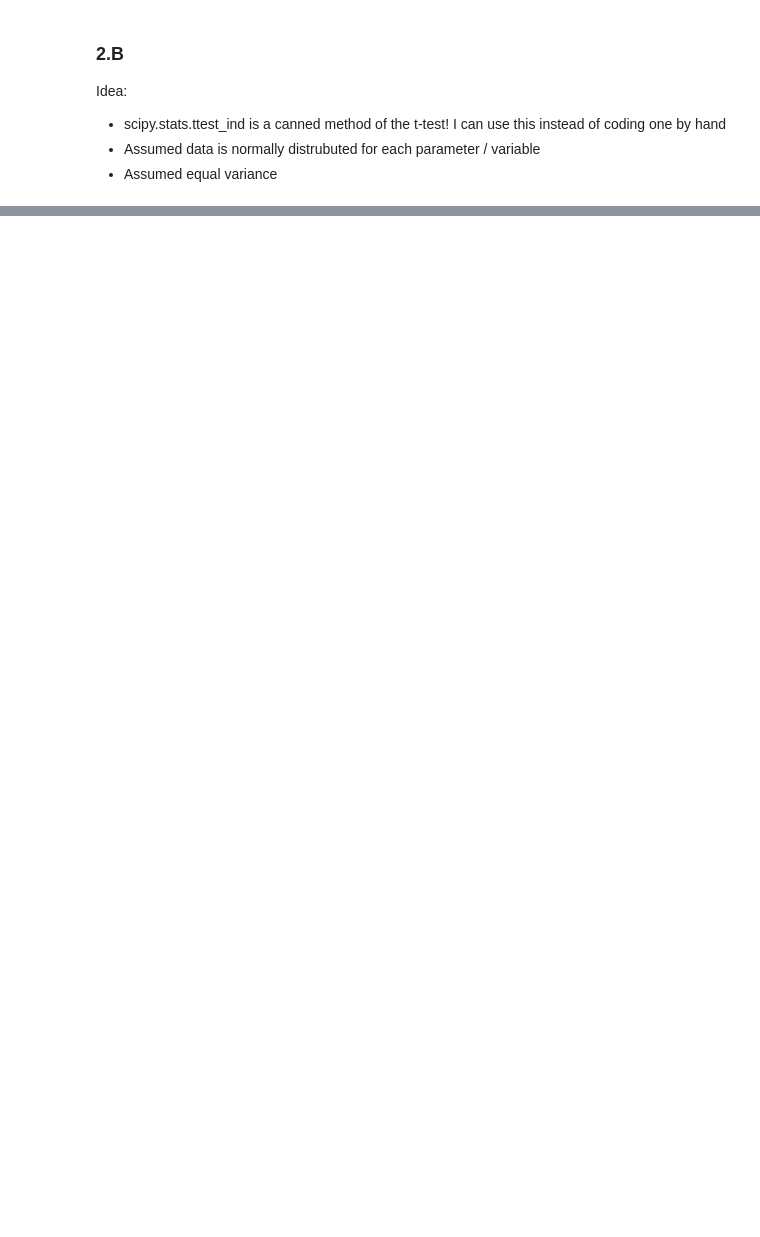
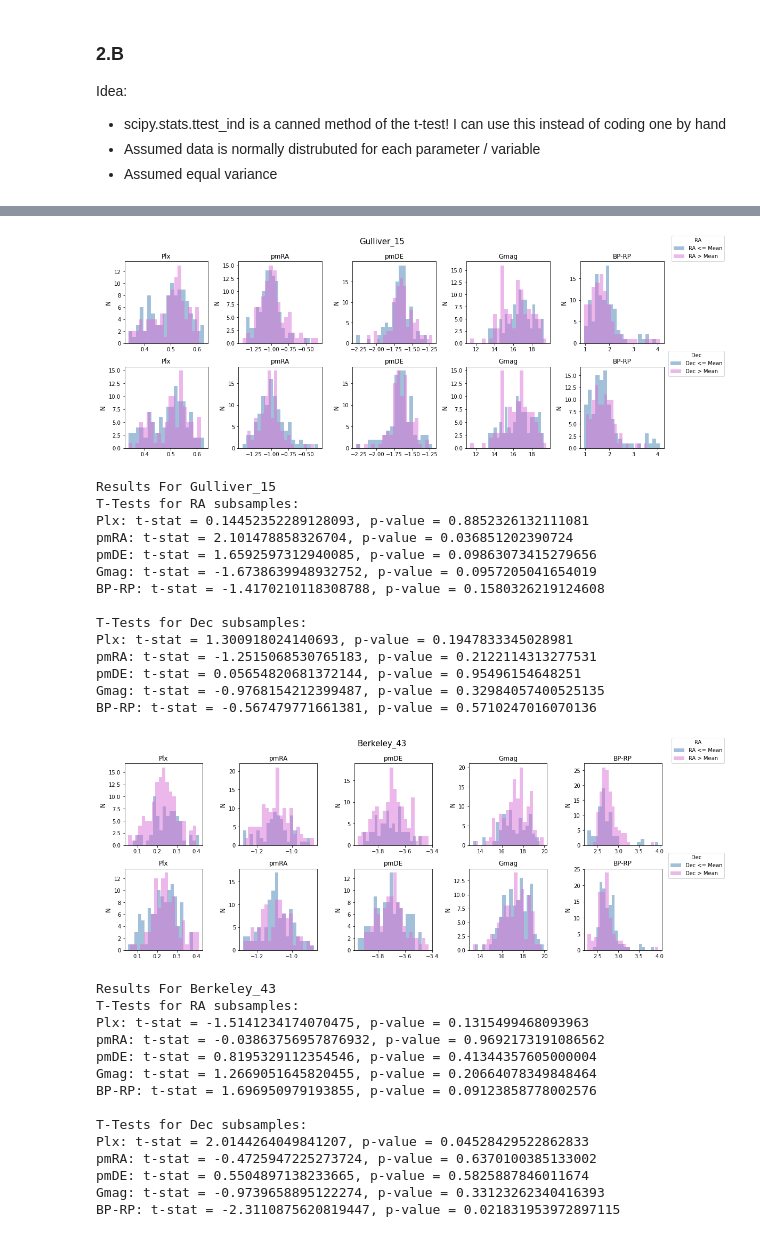
Before and after one commit to afinemax/stat_meth, a Jupyter notebook: assignments/a1/a1_max_fine.ipynb, the cells around one changed output, grey strips where cells are left out. Saved outputs shown, nothing was run; the diff lists cells and outputs as text; code cells hidden in the pictures; blank space fills up the shorter version.

```diff
--- a/assignments/a1/a1_max_fine.ipynb
+++ b/assignments/a1/a1_max_fine.ipynb
@@ -439,7 +438,7 @@ def perform_t_tests(subsample1, subsample2, parameters):
     return results
 
 # List of variables to perform t-tests on
-variables = ['Plx', 'pmRA', 'pmDE', 'Gmag', 'BP-RP']
+parameters = ['Plx', 'pmRA', 'pmDE', 'Gmag', 'BP-RP']
 
 # Perform t-tests for RA-selected subsamples
 t_test_results_ra = perform_t_tests(ra_subsample_greater, ra_subsample_less, parameters)
@@ -471,0 +574,34 @@ BP-RP: t-stat = 25.349311201252668, p-value = 1.1099913243228362e-141
+# %%
+t_test_results_ra,  t_test_results_dec = do_2b()
+t_test_results_ra,  t_test_results_dec = do_2b()
+# %% [output]
+[figure, added]
+Results For Gulliver_15
+T-Tests for RA subsamples:
+Plx: t-stat = 0.14452352289128093, p-value = 0.8852326132111081
+pmRA: t-stat = 2.101478858326704, p-value = 0.036851202390724
+pmDE: t-stat = 1.6592597312940085, p-value = 0.09863073415279656
+Gmag: t-stat = -1.6738639948932752, p-value = 0.0957205041654019
+BP-RP: t-stat = -1.4170210118308788, p-value = 0.1580326219124608
+
+T-Tests for Dec subsamples:
+Plx: t-stat = 1.300918024140693, p-value = 0.1947833345028981
+pmRA: t-stat = -1.2515068530765183, p-value = 0.2122114313277531
+pmDE: t-stat = 0.05654820681372144, p-value = 0.95496154648251
+Gmag: t-stat = -0.9768154212399487, p-value = 0.32984057400525135
+BP-RP: t-stat = -0.567479771661381, p-value = 0.5710247016070136
+[figure, added]
+Results For Berkeley_43
+T-Tests for RA subsamples:
+Plx: t-stat = -1.5141234174070475, p-value = 0.1315499468093963
+pmRA: t-stat = -0.03863756957876932, p-value = 0.9692173191086562
+pmDE: t-stat = 0.8195329112354546, p-value = 0.41344357605000004
+Gmag: t-stat = 1.2669051645820455, p-value = 0.20664078349848464
+BP-RP: t-stat = 1.696950979193855, p-value = 0.09123858778002576
+
+T-Tests for Dec subsamples:
+Plx: t-stat = 2.0144264049841207, p-value = 0.04528429522862833
+pmRA: t-stat = -0.4725947225273724, p-value = 0.6370100385133002
+pmDE: t-stat = 0.5504897138233665, p-value = 0.5825887846011674
+Gmag: t-stat = -0.9739658895122274, p-value = 0.33123262340416393
+BP-RP: t-stat = -2.3110875620819447, p-value = 0.021831953972897115
```
Also changed, not shown: parts of 6 cells of this notebook.
